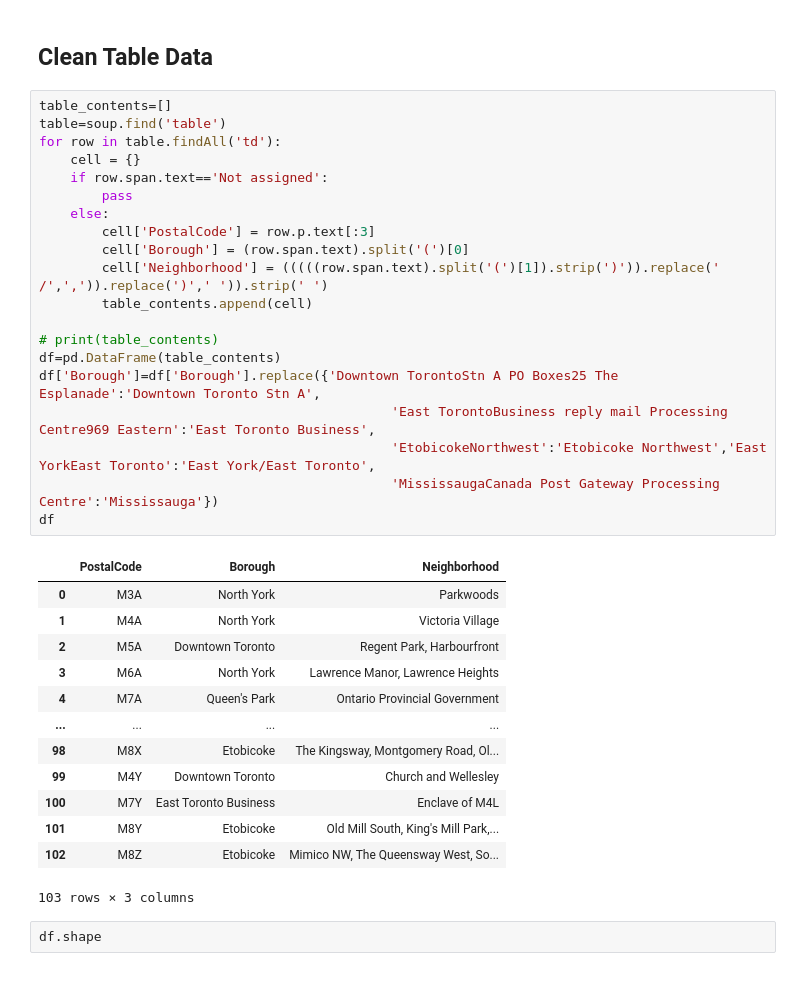
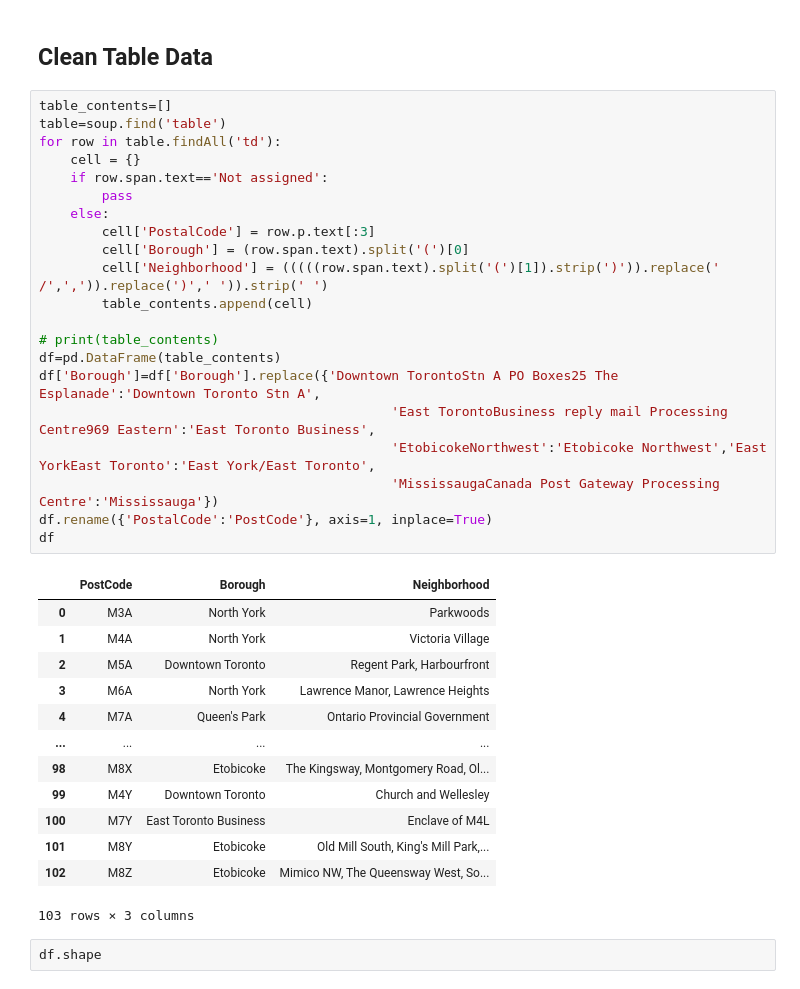
Before and after one commit to Jmangelo1989/Coursera_Capstone, a Jupyter notebook: Week 3 Capstone Project.ipynb, the cells around one changed output. Saved outputs shown, nothing was run; the diff lists cells and outputs as text.

```diff
--- a/Week 3 Capstone Project.ipynb
+++ b/Week 3 Capstone Project.ipynb
@@ -64,25 +64,26 @@ print(soup.title)
 # %%
 table_contents=[]
 table=soup.find('table')
 for row in table.findAll('td'):
     cell = {}
     if row.span.text=='Not assigned':
         pass
     else:
         cell['PostalCode'] = row.p.text[:3]
         cell['Borough'] = (row.span.text).split('(')[0]
         cell['Neighborhood'] = (((((row.span.text).split('(')[1]).strip(')')).replace(' /',',')).replace(')',' ')).strip(' ')
         table_contents.append(cell)
 
 # print(table_contents)
 df=pd.DataFrame(table_contents)
 df['Borough']=df['Borough'].replace({'Downtown TorontoStn A PO Boxes25 The Esplanade':'Downtown Toronto Stn A',
                                              'East TorontoBusiness reply mail Processing Centre969 Eastern':'East Toronto Business',
                                              'EtobicokeNorthwest':'Etobicoke Northwest','East YorkEast Toronto':'East York/East Toronto',
                                              'MississaugaCanada Post Gateway Processing Centre':'Mississauga'})
+df.rename({'PostalCode':'PostCode'}, axis=1, inplace=True)
 df
 # %% [output]
-|  | PostalCode | Borough | Neighborhood |
+|  | PostCode | Borough | Neighborhood |
 | 0 | M3A | North York | Parkwoods |
 | 1 | M4A | North York | Victoria Village |
 | 2 | M5A | Downtown Toronto | Regent Park, Harbourfront |
```
Also changed, not shown: parts of 4 cells of this notebook.
